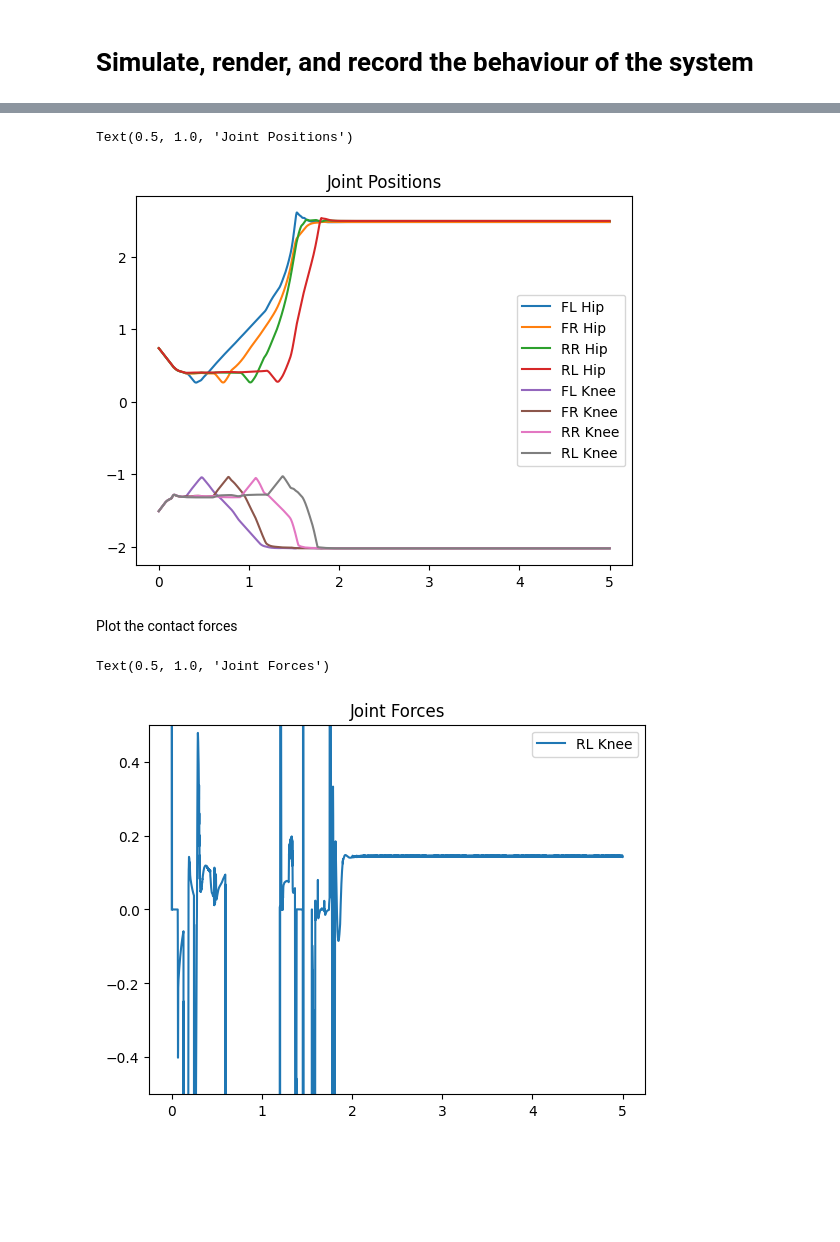
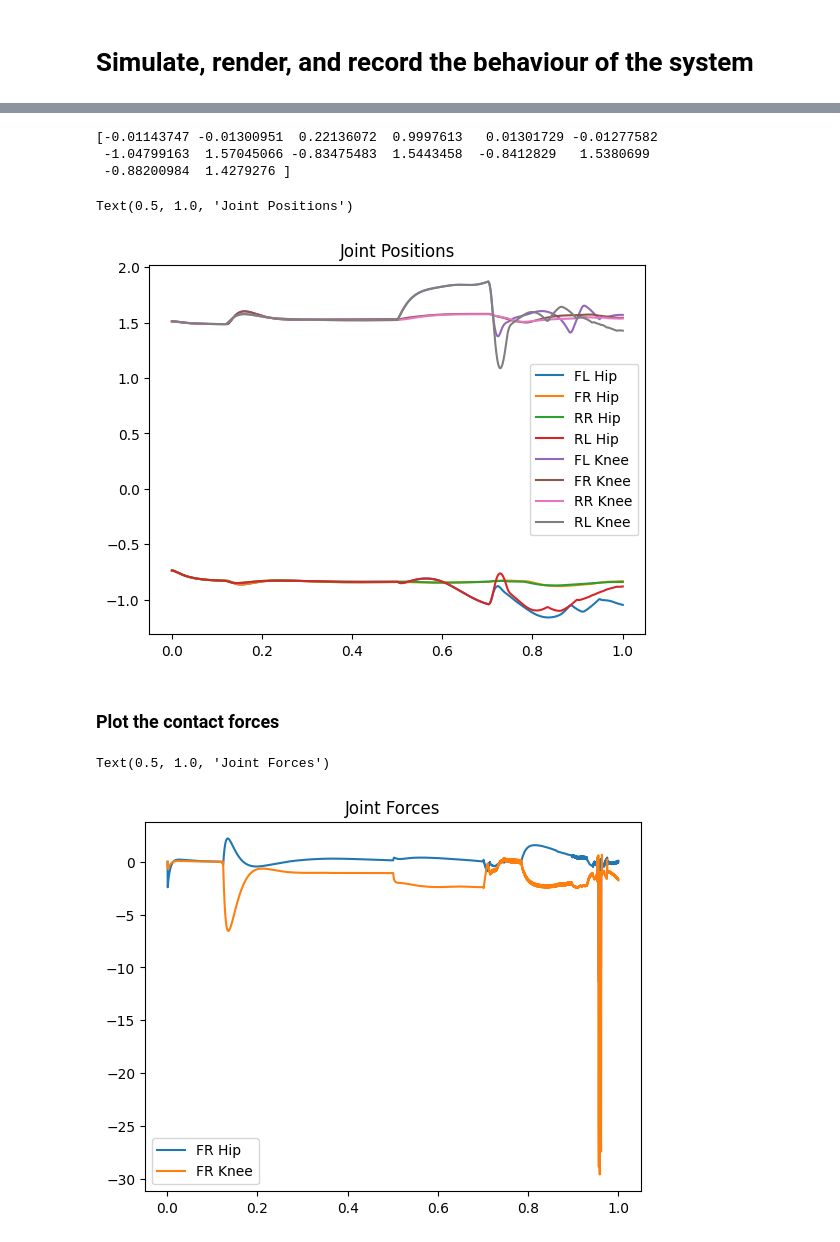
Before and after one commit to jack33001/.vscode, a Jupyter notebook: main.ipynb, the cells around one changed output, grey strips where cells are left out. Saved outputs shown, nothing was run; the diff lists cells and outputs as text; code cells hidden in the pictures; blank space fills up the shorter version.

```diff
--- a/main.ipynb
+++ b/main.ipynb
@@ -37,17 +38,17 @@ camera = mujoco.MjvCamera()
 camera.distance = 1.5
 camera.trackbodyid = 2
 # side view
+if True:
+    camera.azimuth = 0  # horizontal camera panning
+    camera.elevation = -2  # camera height off the ground
+# isometric view
 if False:
-    camera.azimuth = 0                   # horizontal camera panning
-    camera.elevation = -2                # camera height off the ground
-# isometric view
-if True:
     camera.azimuth = 30
 
 # model configuration
-model.opt.gravity = (0, 0, -9.81)   # set simulation gravity
-model.opt.integrator = 3            # select integrator (0 = Euler, 1 = implicitfast, 2 = implicit, 3 = rk4)
-model.opt.timestep = .001           # set timestep
+model.opt.gravity = (0, 0, -9.81)  # set simulation gravity
+model.opt.integrator = 1  # select integrator (0 = Euler, 1 = implicitfast, 2 = implicit, 3 = rk4)
+model.opt.timestep = .0005  # set timestep
 
 # create the controller objects
 gait_scheduler = gs.gait_scheduler()
@@ -55,21 +56,30 @@ fr_leg = con.leg_controller()
 fl_leg = con.leg_controller()
 rr_leg = con.leg_controller()
 rl_leg = con.leg_controller()
+legs = (fr_leg, fl_leg, rr_leg, rl_leg)
+pd_controller = pd.PD()
 # %% [markdown]
 ## Define functions for running the robot's controllers
 
 $\texttt{model\_to\_abs()}$ accounts for zero offsets and incorrect axis directions, and $\texttt{abs\_to\_model()}$ does the reverse conversion. These functions are necessary because the .mjb file for the robot does not have the joints zeroed in the correct place; ideally this would be fixed in the model, but due to the poor performance of the Solidworks to URDF extension, this option is preferred.
 # %%
 def model_to_abs(mod_pos):
-    pos_offsets = np.array([0,0,0,0,0,0,.736600934,-1.51121634,.737159549,-1.51177616,.736600879,-1.51121629,.737164507,-1.51177608])
+    pos_offsets = np.array([
+        .736600934, -1.51121634, .737159549, -1.51177616, .736600879,
+        -1.51121629, .737164507, -1.51177608
+    ])
 
-    abs_pos = mod_pos + pos_offsets
+    abs_pos = mod_pos - pos_offsets
     return abs_pos
 
+
 def abs_to_model(abs_pos):
-    pos_offsets = np.array([0,0,0,0,0,0,.736600934,-1.51121634,.737159549,-1.51177616,.736600879,-1.51121629,.737164507,-1.51177608])
+    pos_offsets = np.array([
+        .736600934, -1.51121634, .737159549, -1.51177616, .736600879,
+        -1.51121629, .737164507, -1.51177608
+    ])
 
-    mod_pos = abs_pos - pos_offsets
+    mod_pos = abs_pos + pos_offsets
     return mod_pos
 # %% [markdown]
 # Estimate the state
@@ -231,31 +249,34 @@ Plot the joint positions
 # %%
-plt.plot(time,np.array(positions[:,6]),label='FL Hip')
-plt.plot(time,np.array(positions[:,8]),label='FR Hip')
-plt.plot(time,np.array(positions[:,10]),label='RR Hip')
-plt.plot(time,np.array(positions[:,12]),label='RL Hip')
-plt.plot(time,np.array(positions[:,7]),label='FL Knee')
-plt.plot(time,np.array(positions[:,9]),label='FR Knee')
-plt.plot(time,np.array(positions[:,11]),label='RR Knee')
-plt.plot(time,np.array(positions[:,13]),label='RL Knee')
+print(positions[-1, :])
+plt.plot(time, np.array(positions[:, 6]), label='FL Hip')
+plt.plot(time, np.array(positions[:, 8]), label='FR Hip')
+plt.plot(time, np.array(positions[:, 10]), label='RR Hip')
+plt.plot(time, np.array(positions[:, 12]), label='RL Hip')
+plt.plot(time, np.array(positions[:, 7]), label='FL Knee')
+plt.plot(time, np.array(positions[:, 9]), label='FR Knee')
+plt.plot(time, np.array(positions[:, 11]), label='RR Knee')
+plt.plot(time, np.array(positions[:, 13]), label='RL Knee')
 plt.legend()
 plt.title("Joint Positions")
 # %% [output]
-Text(0.5, 1.0, 'Joint Positions')
+[-0.01143747 -0.01300951  0.22136072  0.9997613   0.01301729 -0.01277582
+ -1.04799163  1.57045066 -0.83475483  1.5443458  -0.8412829   1.5380699
+ -0.88200984  1.4279276 ]
+Text(0.5, 1.0, 'Joint Positions')
-[figure, old version]
+[figure, new version]
 # %% [markdown]
-Plot the contact forces
+### Plot the contact forces
 # %%
-plt.plot(time,np.array(forces[:,6]),label='FL Hip')
+#plt.plot(time,np.array(forces[:,6]),label='FL Hip')
 plt.plot(time,np.array(forces[:,8]),label='FR Hip')
-plt.plot(time,np.array(forces[:,10]),label='RR Hip')
-plt.plot(time,np.array(forces[:,12]),label='RL Hip')
-plt.plot(time,np.array(forces[:,7]),label='FL Knee')
+#plt.plot(time,np.array(forces[:,10]),label='RR Hip')
+#plt.plot(time,np.array(forces[:,12]),label='RL Hip')
+#plt.plot(time,np.array(forces[:,7]),label='FL Knee')
 plt.plot(time,np.array(forces[:,9]),label='FR Knee')
-plt.plot(time,np.array(forces[:,11]),label='RR Knee')
-plt.plot(time,np.array(forces[:,13]),label='RL Knee')
+#plt.plot(time, np.array(forces[:, 11]), label='RR Knee')
+#plt.plot(time, np.array(forces[:, 13]), label='RL Knee')
 plt.legend()
-plt.ylim([-.5,.5])
 plt.title("Joint Forces")
 # %% [output]
 Text(0.5, 1.0, 'Joint Forces')
-[figure, old version]
+[figure, new version]
```
Also changed, not shown: parts of 24 cells of this notebook, 15 other files.
